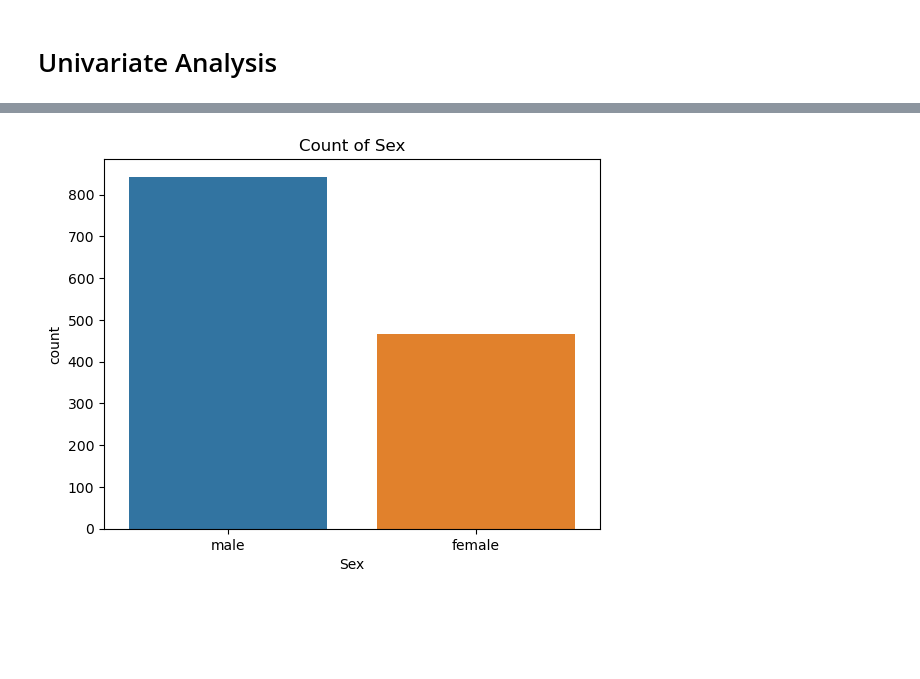
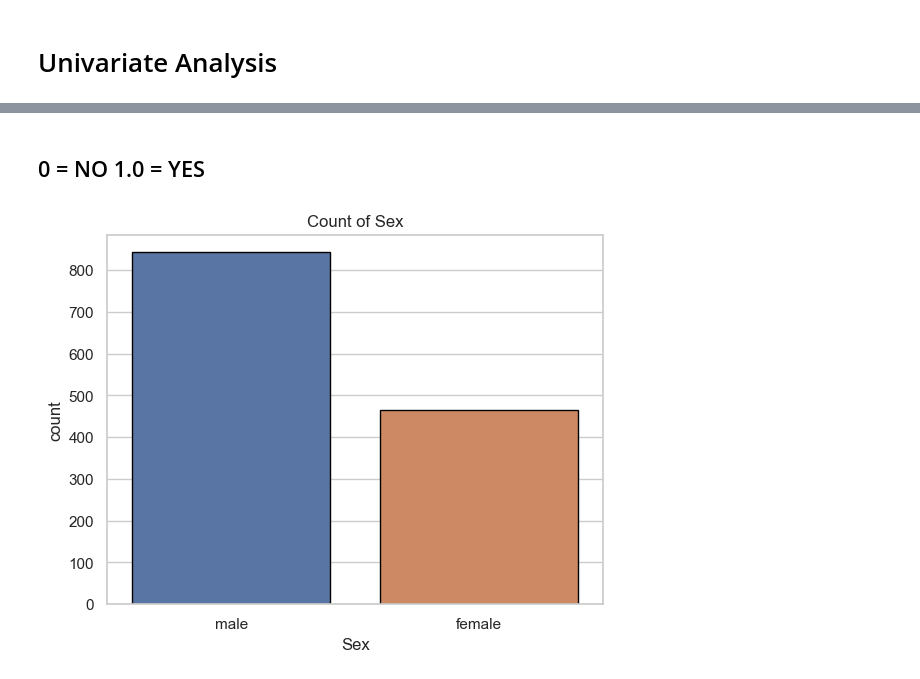
Before and after one commit to GClark89/Titanic, a Jupyter notebook: EDA.ipynb, the cells around one changed output, grey strips where cells are left out. Drawn from its saved outputs; the diff is of its cells as text; code cells hidden in the pictures; blank space fills up the shorter version.

```diff
--- a/EDA.ipynb
+++ b/EDA.ipynb
@@ -161,6 +200,9 @@ df.describe()
+# %% [markdown]
+## 0 = NO  1.0 = YES
 # %%
-sns.countplot(df, x='Sex', hue= 'Sex')
+sns.countplot(df, x='Sex', hue= 'Sex', edgecolor = "black")
+sns.set(style="whitegrid")
 plt.title('Count of Sex')
 plt.show()
 # %% [output]
-[figure, old version]
+[figure, new version]
```
Also changed, not shown: parts of 11 cells of this notebook.
